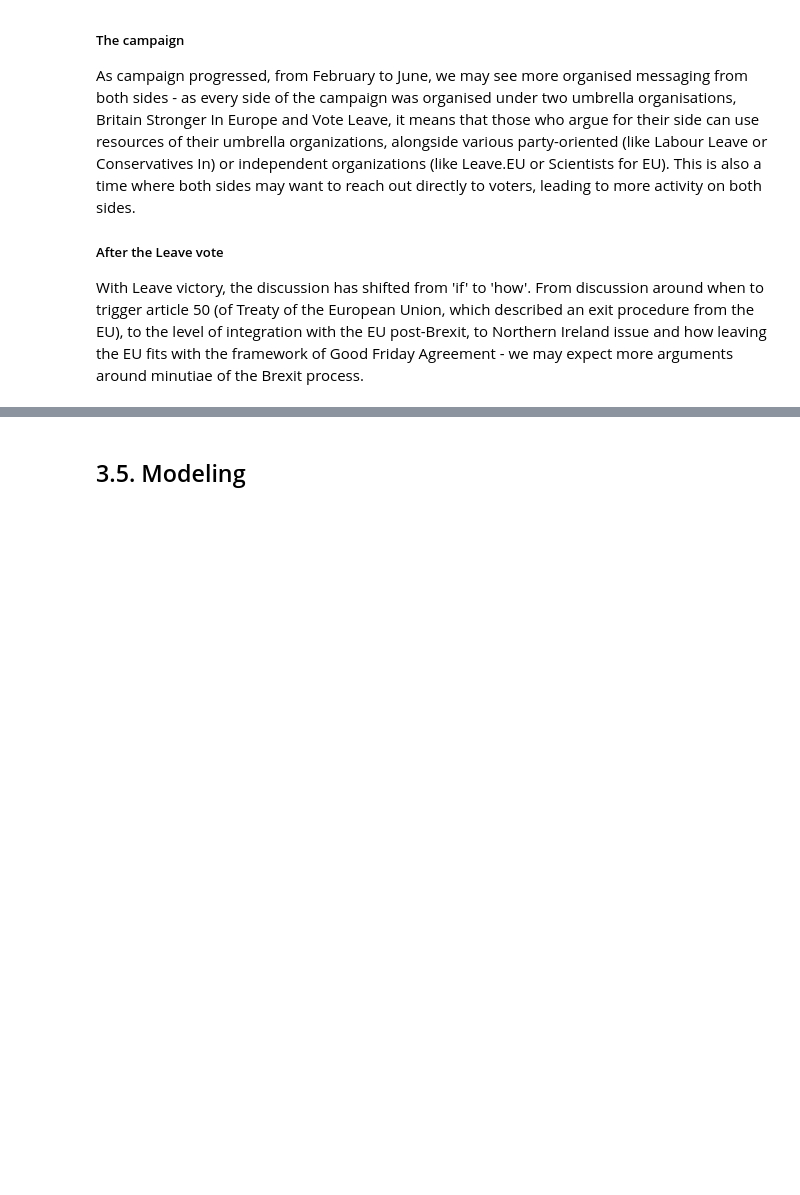
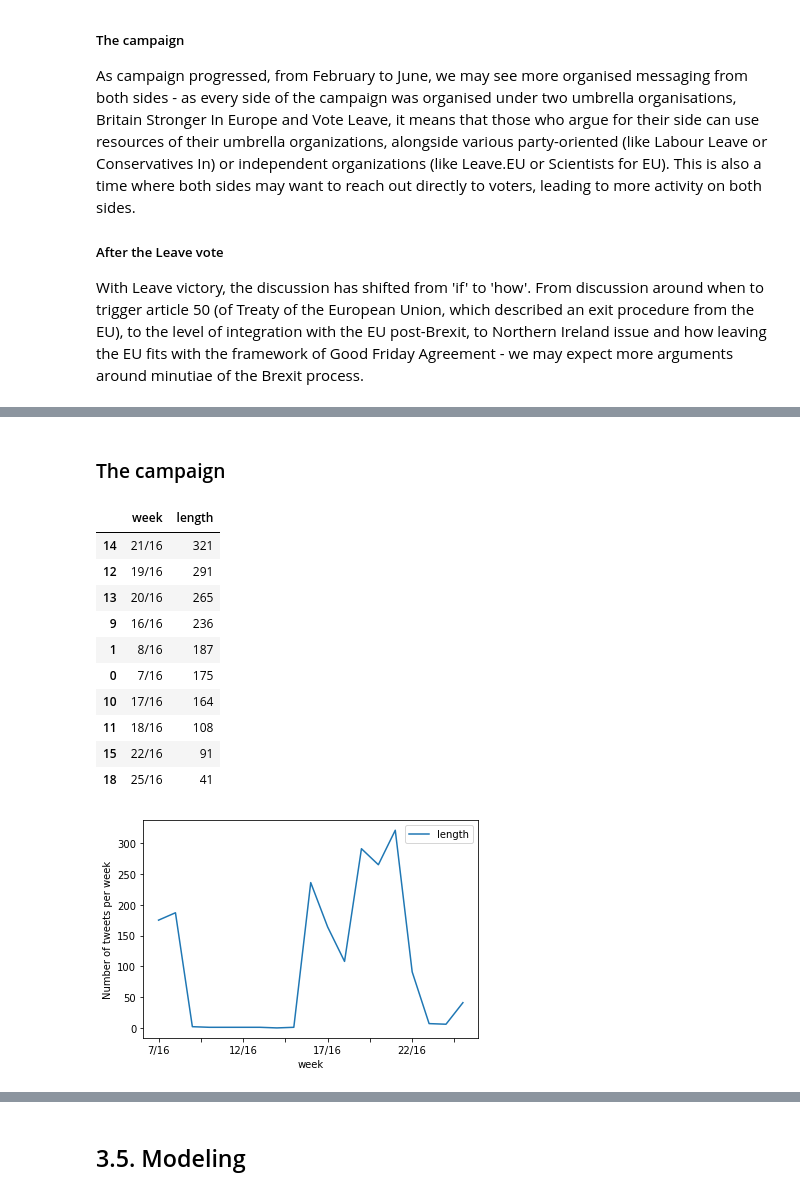
Before and after one commit to epfl-ada/ada-2021-project-kava, a Jupyter notebook: milestone2_template.ipynb, the cells around one changed output, grey strips where cells are left out. Cells and saved outputs as stored; diff of their text form; code cells hidden in the pictures; blank space fills up the shorter version.

```diff
--- a/milestone2_template.ipynb
+++ b/milestone2_template.ipynb
@@ -1703,0 +1832,19 @@ With Leave victory, the discussion has shifted from 'if' to 'how'. From discussi
+# %% [markdown]
+### The campaign
+# %%
+campaign_quotes, campaign_nums = get_data_campaign(papers)
+campaign_nums.plot(x='week', y='length', ylabel='Number of tweets per week')
+campaign_nums.sort_values('length', ascending=False).head(10)
+# %% [output]
+|  | week | length |
+| 14 | 21/16 | 321 |
+| 12 | 19/16 | 291 |
+| 13 | 20/16 | 265 |
+| 9 | 16/16 | 236 |
+| 1 | 8/16 | 187 |
+| 0 | 7/16 | 175 |
+| 10 | 17/16 | 164 |
+| 11 | 18/16 | 108 |
+| 15 | 22/16 | 91 |
+| 18 | 25/16 | 41 |
+[figure, added]
```
Also changed, not shown: parts of 70 cells of this notebook.
